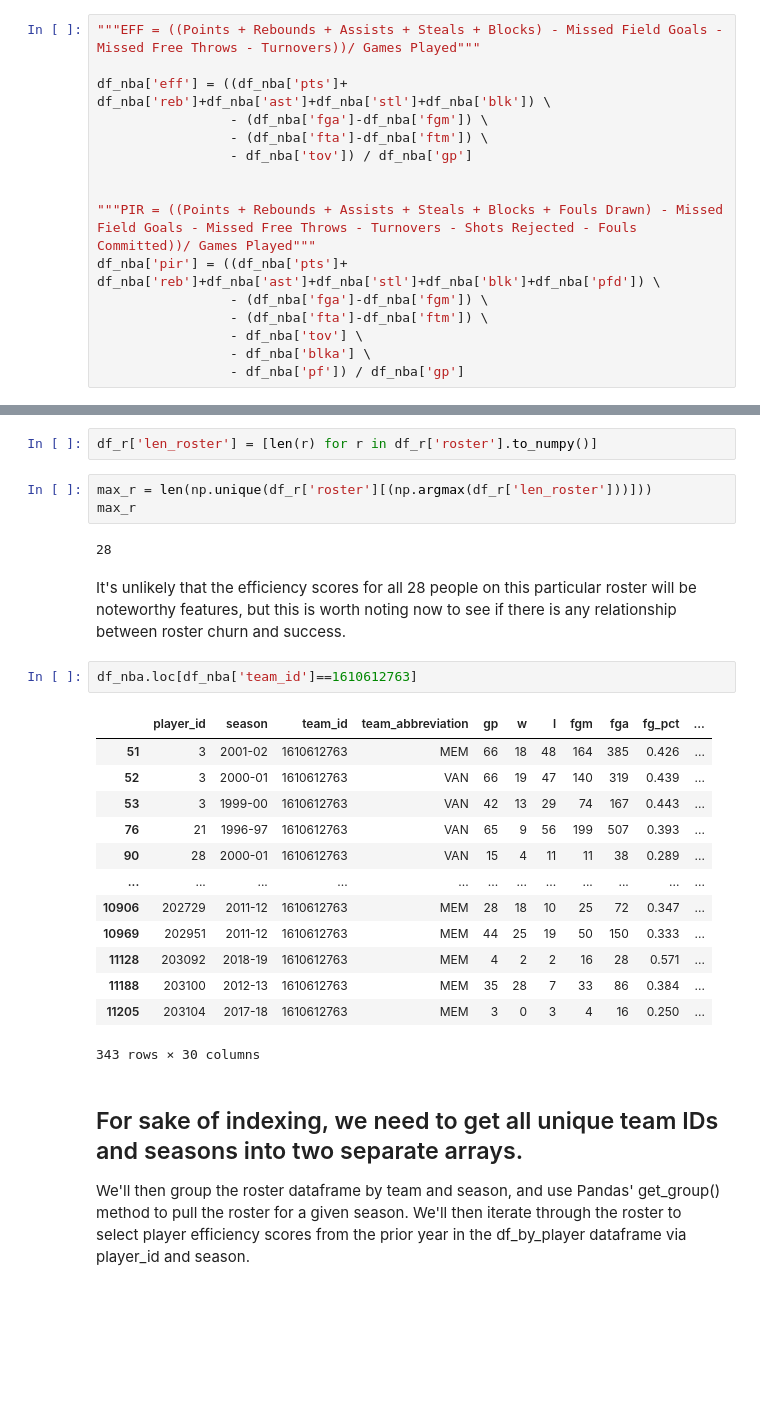
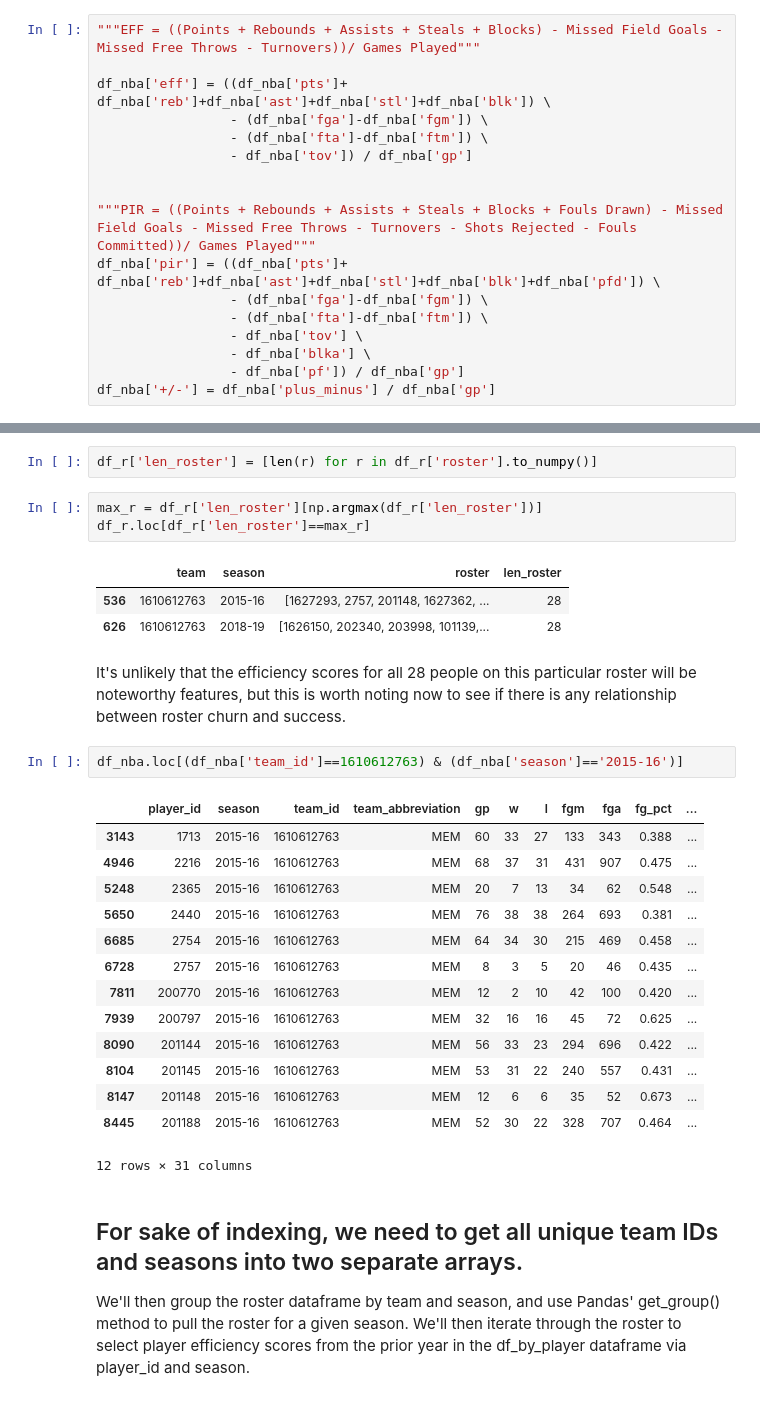
Before and after one commit to jangelchik/basketball_efficiency, a Jupyter notebook: data_and_plots.ipynb, the cells around one changed output, grey strips where cells are left out. Saved outputs shown, nothing was run; the diff lists cells and outputs as text; blank space fills up the shorter version.

```diff
--- a/data_and_plots.ipynb
+++ b/data_and_plots.ipynb
@@ -113,6 +139,7 @@ df_nba['pir'] = ((df_nba['pts']+ df_nba['reb']+df_nba['ast']+df_nba['stl']+df_nb
                  - df_nba['tov'] \
                  - df_nba['blka'] \
                  - df_nba['pf']) / df_nba['gp']
+df_nba['+/-'] = df_nba['plus_minus'] / df_nba['gp']
 # %% [markdown]
 ## Below are the results of our EFF and PIR calculations.
 # %%
@@ -233,28 +289,31 @@ df_r.head()
 # %%
 df_r['len_roster'] = [len(r) for r in df_r['roster'].to_numpy()]
 # %%
-max_r = len(np.unique(df_r['roster'][(np.argmax(df_r['len_roster']))]))
-max_r
+max_r = df_r['len_roster'][np.argmax(df_r['len_roster'])]
+df_r.loc[df_r['len_roster']==max_r]
 # %% [output]
-28
+|  | team | season | roster | len_roster |
+| 536 | 1610612763 | 2015-16 | [1627293, 2757, 201148, 1627362, ... | 28 |
+| 626 | 1610612763 | 2018-19 | [1626150, 202340, 203998, 101139,... | 28 |
 # %% [markdown]
 It's unlikely that the efficiency scores for all 28 people on this particular roster will be noteworthy features, but this is worth noting now to see if there is any relationship between roster churn and success.
 # %%
-df_nba.loc[df_nba['team_id']==1610612763]
+df_nba.loc[(df_nba['team_id']==1610612763) & (df_nba['season']=='2015-16')]
 # %% [output]
 |  | player_id | season | team_id | team_abbreviation | gp | w | l | fgm | fga | fg_pct | ... |
-| 51 | 3 | 2001-02 | 1610612763 | MEM | 66 | 18 | 48 | 164 | 385 | 0.426 | ... |
-| 52 | 3 | 2000-01 | 1610612763 | VAN | 66 | 19 | 47 | 140 | 319 | 0.439 | ... |
-| 53 | 3 | 1999-00 | 1610612763 | VAN | 42 | 13 | 29 | 74 | 167 | 0.443 | ... |
-| 76 | 21 | 1996-97 | 1610612763 | VAN | 65 | 9 | 56 | 199 | 507 | 0.393 | ... |
-| 90 | 28 | 2000-01 | 1610612763 | VAN | 15 | 4 | 11 | 11 | 38 | 0.289 | ... |
-| ... | ... | ... | ... | ... | ... | ... | ... | ... | ... | ... | ... |
-| 10906 | 202729 | 2011-12 | 1610612763 | MEM | 28 | 18 | 10 | 25 | 72 | 0.347 | ... |
-| 10969 | 202951 | 2011-12 | 1610612763 | MEM | 44 | 25 | 19 | 50 | 150 | 0.333 | ... |
-| 11128 | 203092 | 2018-19 | 1610612763 | MEM | 4 | 2 | 2 | 16 | 28 | 0.571 | ... |
-| 11188 | 203100 | 2012-13 | 1610612763 | MEM | 35 | 28 | 7 | 33 | 86 | 0.384 | ... |
-| 11205 | 203104 | 2017-18 | 1610612763 | MEM | 3 | 0 | 3 | 4 | 16 | 0.250 | ... |
+| 3143 | 1713 | 2015-16 | 1610612763 | MEM | 60 | 33 | 27 | 133 | 343 | 0.388 | ... |
+| 4946 | 2216 | 2015-16 | 1610612763 | MEM | 68 | 37 | 31 | 431 | 907 | 0.475 | ... |
+| 5248 | 2365 | 2015-16 | 1610612763 | MEM | 20 | 7 | 13 | 34 | 62 | 0.548 | ... |
+| 5650 | 2440 | 2015-16 | 1610612763 | MEM | 76 | 38 | 38 | 264 | 693 | 0.381 | ... |
+| 6685 | 2754 | 2015-16 | 1610612763 | MEM | 64 | 34 | 30 | 215 | 469 | 0.458 | ... |
+| 6728 | 2757 | 2015-16 | 1610612763 | MEM | 8 | 3 | 5 | 20 | 46 | 0.435 | ... |
+| 7811 | 200770 | 2015-16 | 1610612763 | MEM | 12 | 2 | 10 | 42 | 100 | 0.420 | ... |
+| 7939 | 200797 | 2015-16 | 1610612763 | MEM | 32 | 16 | 16 | 45 | 72 | 0.625 | ... |
+| 8090 | 201144 | 2015-16 | 1610612763 | MEM | 56 | 33 | 23 | 294 | 696 | 0.422 | ... |
+| 8104 | 201145 | 2015-16 | 1610612763 | MEM | 53 | 31 | 22 | 240 | 557 | 0.431 | ... |
+| 8147 | 201148 | 2015-16 | 1610612763 | MEM | 12 | 6 | 6 | 35 | 52 | 0.673 | ... |
+| 8445 | 201188 | 2015-16 | 1610612763 | MEM | 52 | 30 | 22 | 328 | 707 | 0.464 | ... |
-343 rows × 30 columns
+12 rows × 31 columns
 # %% [markdown]
 ## For sake of indexing, we need to get all unique team IDs and seasons into two separate arrays.
 
```
Also changed, not shown: parts of 33 cells of this notebook, 1 other file.
